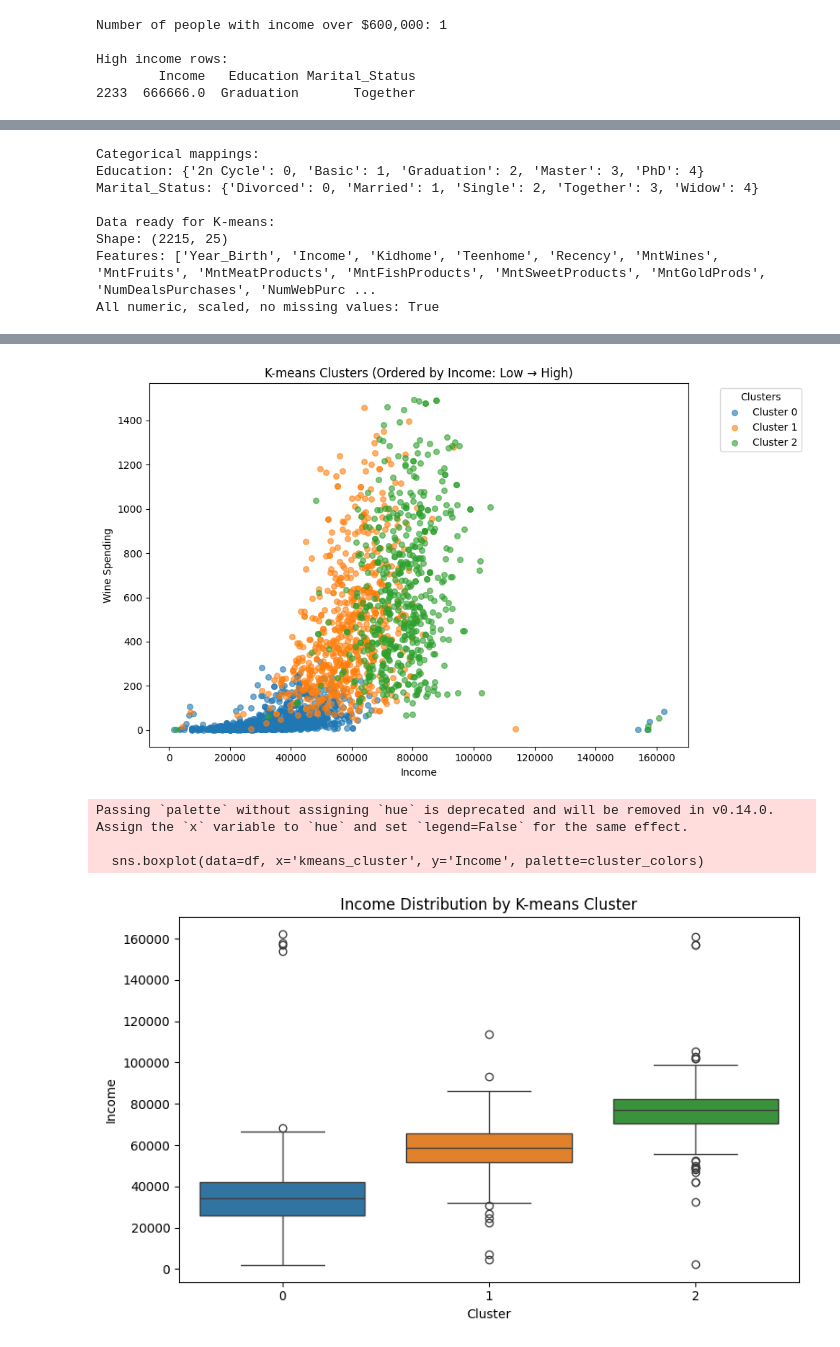
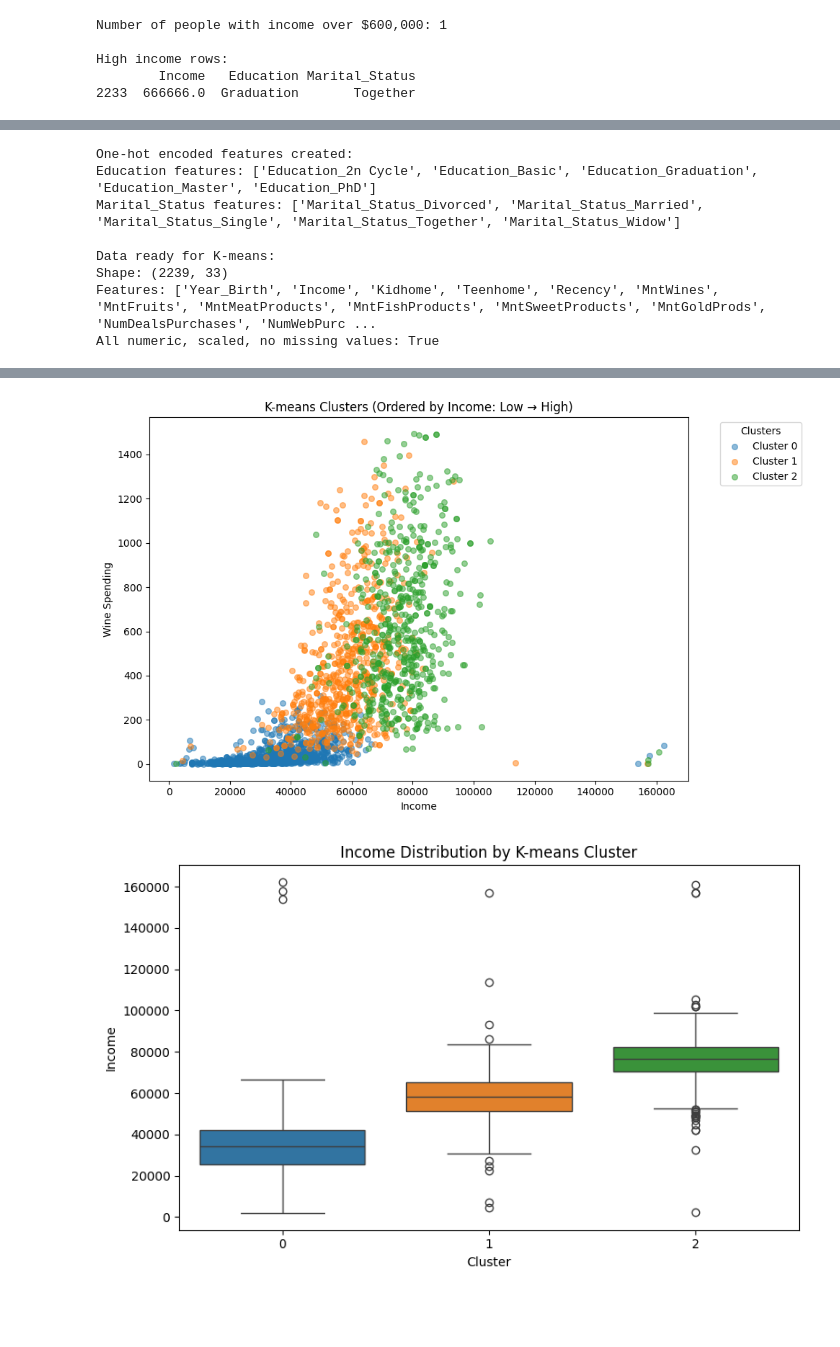
Before and after one commit to johnpospisil/customer-analysis, a Jupyter notebook: customer-analysis2.ipynb, the cells around one changed output, grey strips where cells are left out. Drawn from its saved outputs; the diff is of its cells as text; code cells hidden in the pictures; blank space fills up the shorter version.

```diff
--- a/customer-analysis2.ipynb
+++ b/customer-analysis2.ipynb
@@ -80,18 +60,8 @@ memory usage: 472.6+ KB
 # %%
-# Remove high income outlier first, then fill missing values with group means
+# Remove high income outlier first, then fill missing Incomevalues with group means
 
-print(f"Rows before outlier removal: {len(df)}")
-print(f"Missing Income values before filling: {df['Income'].isna().sum()}")
-
-# Remove the high income outlier first
-df = df[df['Income'] <= 600000]
-print(f"Rows after outlier removal: {len(df)}")
+# Remove the high income outlier first (keep rows with Income <= 600k)
+df = df[~(df['Income'] > 600000)]
 
 # Now fill missing Income values with group means (Education + Marital_Status)
 df['Income'] = df['Income'].fillna(df.groupby(['Education', 'Marital_Status'])['Income'].transform('mean'))
-
-# For any remaining NaN values (groups with no income data), use overall mean
-df['Income'] = df['Income'].fillna(df['Income'].mean())
-
-print(f"Missing Income values after filling: {df['Income'].isna().sum()}")
-print(f"Final total rows: {len(df)}")
@@ -132,21 +76,16 @@ df['Dt_Customer'] = pd.to_datetime(df['Dt_Customer'], format='%d-%m-%Y')
 df_kmeans = df.drop(['ID', 'Dt_Customer'], axis=1).copy()
 
 # 2. Handle categorical variables (Education, Marital_Status)
-from sklearn.preprocessing import LabelEncoder, StandardScaler
+from sklearn.preprocessing import StandardScaler
 
-# Option A: Label encoding (simpler for K-means baseline)
-le_education = LabelEncoder()
-le_marital = LabelEncoder()
+# Use one-hot encoding for categorical variables
+df_kmeans = pd.get_dummies(df_kmeans, columns=['Education', 'Marital_Status'], prefix=['Education', 'Marital_Status'])
 
-df_kmeans['Education_encoded'] = le_education.fit_transform(df_kmeans['Education'])
-df_kmeans['Marital_Status_encoded'] = le_marital.fit_transform(df_kmeans['Marital_Status'])
-
-# Drop original categorical columns
-df_kmeans = df_kmeans.drop(['Education', 'Marital_Status'], axis=1)
-
-print("Categorical mappings:")
-print("Education:", dict(zip(le_education.classes_, le_education.transform(le_education.classes_))))
-print("Marital_Status:", dict(zip(le_marital.classes_, le_marital.transform(le_marital.classes_))))
+print("One-hot encoded features created:")
+education_cols = [col for col in df_kmeans.columns if col.startswith('Education_')]
+marital_cols = [col for col in df_kmeans.columns if col.startswith('Marital_Status_')]
+print(f"Education features: {education_cols}")
+print(f"Marital_Status features: {marital_cols}")
 
 # 3. Scale all features (critical for K-means)
 scaler = StandardScaler()
@@ -157,12 +96,12 @@ print(f"Shape: {X_scaled.shape}")
 print(f"Features: {df_kmeans.columns.tolist()}")
 print(f"All numeric, scaled, no missing values: {pd.DataFrame(X_scaled).isna().sum().sum() == 0}")
 # %% [output]
-Categorical mappings:
-Education: {'2n Cycle': 0, 'Basic': 1, 'Graduation': 2, 'Master': 3, 'PhD': 4}
-Marital_Status: {'Divorced': 0, 'Married': 1, 'Single': 2, 'Together': 3, 'Widow': 4}
+One-hot encoded features created:
+Education features: ['Education_2n Cycle', 'Education_Basic', 'Education_Graduation', 'Education_Master', 'Education_PhD']
+Marital_Status features: ['Marital_Status_Divorced', 'Marital_Status_Married', 'Marital_Status_Single', 'Marital_Status_Together', 'Marital_Status_Widow']
 
 Data ready for K-means:
-Shape: (2215, 25)
+Shape: (2239, 33)
 Features: ['Year_Birth', 'Income', 'Kidhome', 'Teenhome', 'Recency', 'MntWines', 'MntFruits', 'MntMeatProducts', 'MntFishProducts', 'MntSweetProducts', 'MntGoldProds', 'NumDealsPurchases', 'NumWebPurc ...
 All numeric, scaled, no missing values: True
 # %%
@@ -218,7 +157,7 @@ colors = ['#1f77b4', '#ff7f0e', '#2ca02c', '#d62728', '#9467bd']  # distinct col
 for i in range(k):
     cluster_mask = cluster_labels_ordered == i
     plt.scatter(df[cluster_mask]['Income'], df[cluster_mask]['MntWines'],
-                c=colors[i], label=f'Cluster {i}', alpha=0.6, s=30)
+                c=colors[i], label=f'Cluster {i}', alpha=0.5, s=30)
 
 plt.xlabel('Income')
 plt.ylabel('Wine Spending')
@@ -230,7 +169,7 @@ plt.show()
 # 7. Box plot of Income by cluster (using same colors as scatter plot)
 plt.figure(figsize=(8, 5))
 cluster_colors = [colors[i] for i in range(k)]
-sns.boxplot(data=df, x='kmeans_cluster', y='Income', palette=cluster_colors)
+sns.boxplot(data=df, x='kmeans_cluster', y='Income', hue='kmeans_cluster', palette=cluster_colors, legend=False)
 plt.title('Income Distribution by K-means Cluster')
 plt.xlabel('Cluster')
 plt.ylabel('Income')
@@ -257,5 +196,2 @@ kmeans_cluster
-[figure, old version]
+[figure, new version]
-Passing `palette` without assigning `hue` is deprecated and will be removed in v0.14.0. Assign the `x` variable to `hue` and set `legend=False` for the same effect.
-
-  sns.boxplot(data=df, x='kmeans_cluster', y='Income', palette=cluster_colors)
-[figure, old version]
+[figure, new version]
```
Also changed, not shown: parts of 5 cells of this notebook.
